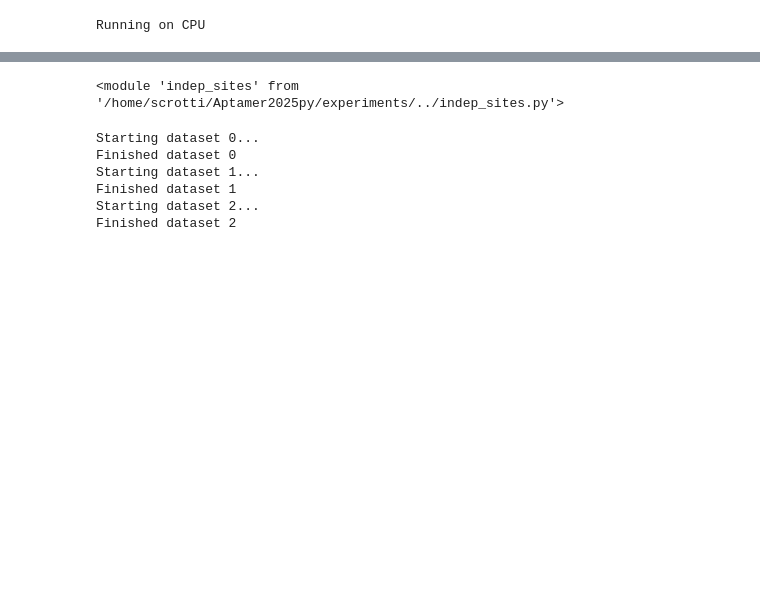
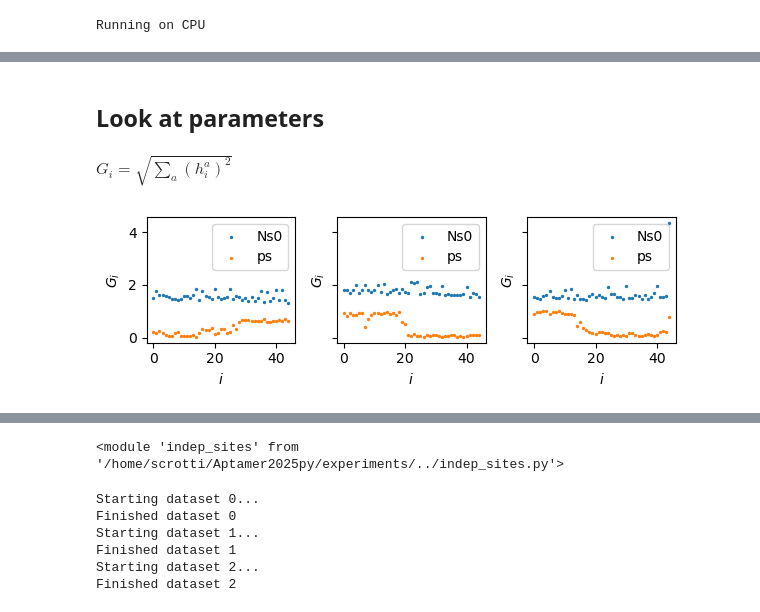
Before and after one commit to stecrotti/Aptamer2025py, a Jupyter notebook: experiments/indep_sites.ipynb, the cells around one changed output, grey strips where cells are left out. Saved outputs shown, nothing was run; the diff lists cells and outputs as text; code cells hidden in the pictures; blank space fills up the shorter version.

```diff
--- a/experiments/indep_sites.ipynb
+++ b/experiments/indep_sites.ipynb
@@ -92,0 +104,22 @@ params_zerosum_all = [utils.set_zerosum_gauge(params_all[n])
+# %% [markdown]
+## Look at parameters
+# %%
+fig, axes = plt.subplots(1,3,figsize=(6,2), sharex=True, sharey=True)
+
+display(Latex("$G_{i}=\\sqrt {\\sum_{a}(h_{i}^{a})^2}$"))
+
+for n in ns:
+    ax = axes[n]
+    x = range(L)
+    y = params_zerosum_all[n]['bias_Ns0']
+    y = torch.sqrt(torch.square(y).sum(dim=1))
+    ax.scatter(x, y, s=2, label="Ns0")
+    y = params_zerosum_all[n]['bias_ps']
+    y = torch.sqrt(torch.square(y).sum(dim=1))
+    ax.scatter(x, y, s=2, label="ps")
+    ax.legend()
+    ax.set_xlabel("$i$"); ax.set_ylabel("$G_i$")
+plt.tight_layout()
+# %% [output]
+$G_{i}=\sqrt {\sum_{a}(h_{i}^{a})^2}$
+[figure, added]
```
Also changed, not shown: parts of 17 cells of this notebook, 8 other files.
